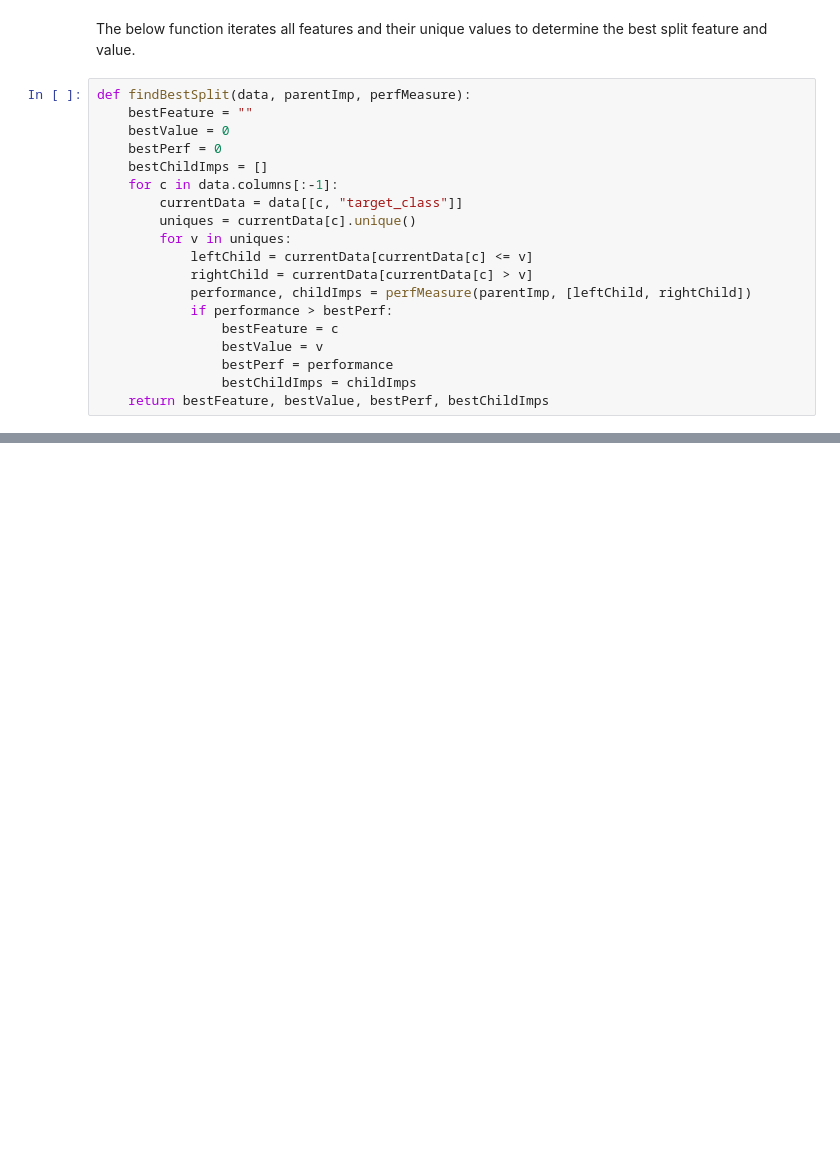
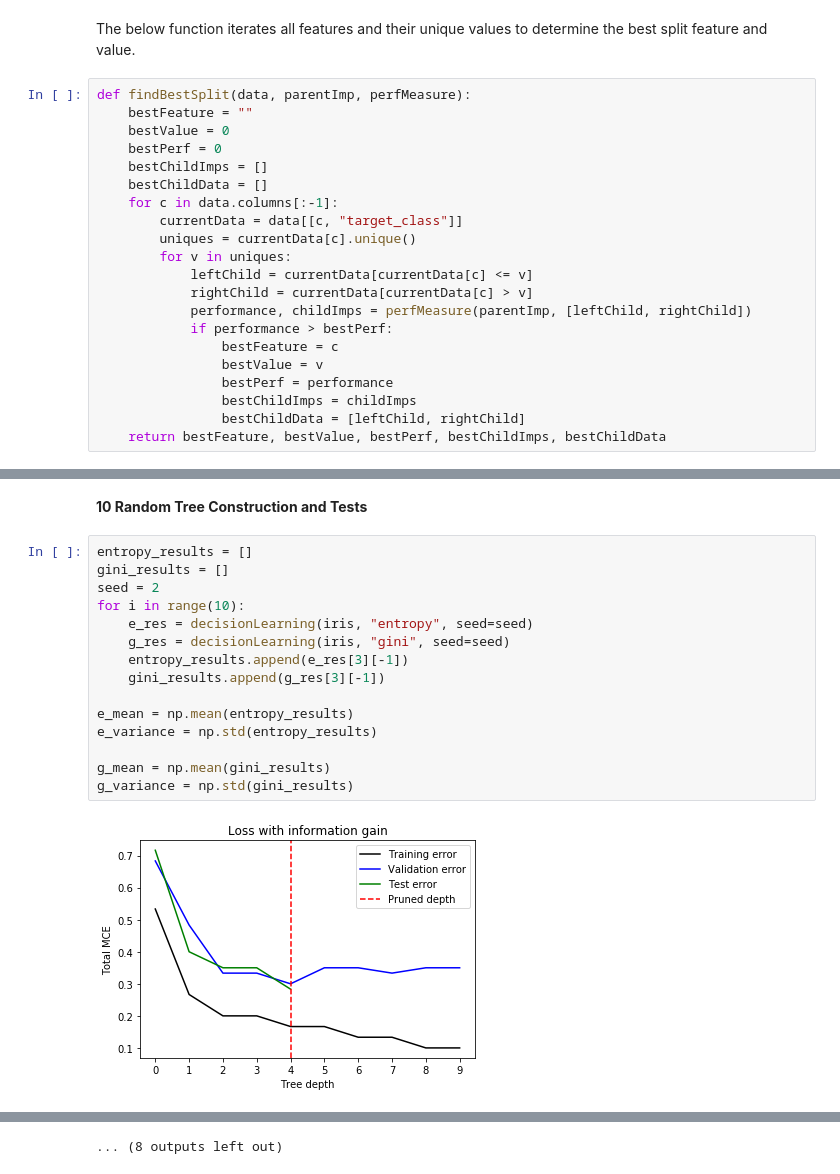
Before and after one commit to akinelden/cmpe480-fall19-project3, a Jupyter notebook: source.ipynb, the cells around one changed output, grey strips where cells are left out. Drawn from its saved outputs; the diff is of its cells as text; blank space fills up the shorter version.

```diff
--- a/source.ipynb
+++ b/source.ipynb
@@ -100,6 +126,7 @@ def findBestSplit(data, parentImp, perfMeasure):
     bestValue = 0
     bestPerf = 0
     bestChildImps = []
+    bestChildData = []
     for c in data.columns[:-1]:
         currentData = data[[c, "target_class"]]
         uniques = currentData[c].unique()
@@ -112,5 +139,6 @@ def findBestSplit(data, parentImp, perfMeasure):
                 bestValue = v
                 bestPerf = performance
                 bestChildImps = childImps
-    return bestFeature, bestValue, bestPerf, bestChildImps
+                bestChildData = [leftChild, rightChild]
+    return bestFeature, bestValue, bestPerf, bestChildImps, bestChildData
 # %%
@@ -240,0 +286,19 @@ results[-1]
+# %% [markdown]
+**10 Random Tree Construction and Tests**
+# %%
+entropy_results = []
+gini_results = []
+seed = 2
+for i in range(10):
+    e_res = decisionLearning(iris, "entropy", seed=seed)
+    g_res = decisionLearning(iris, "gini", seed=seed)
+    entropy_results.append(e_res[3][-1])
+    gini_results.append(g_res[3][-1])
+
+e_mean = np.mean(entropy_results)
+e_variance = np.std(entropy_results)
+
+g_mean = np.mean(gini_results)
+g_variance = np.std(gini_results)
+# %% [output]
+[figure, added]
@@ -240,0 +316 @@ results[-1]
+... (8 outputs left out)
```
Also changed, not shown: parts of 19 cells of this notebook, 1 other file.
